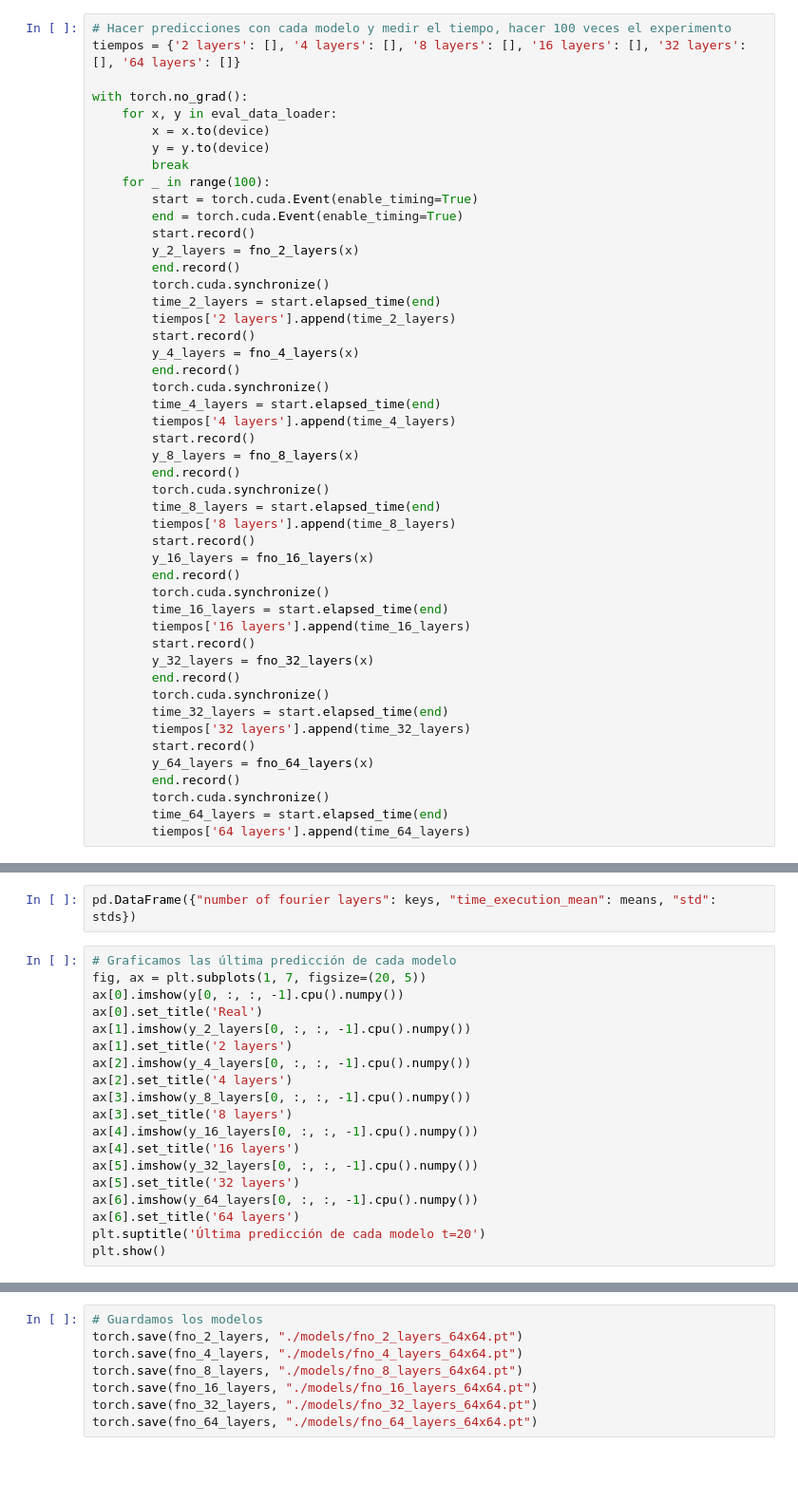
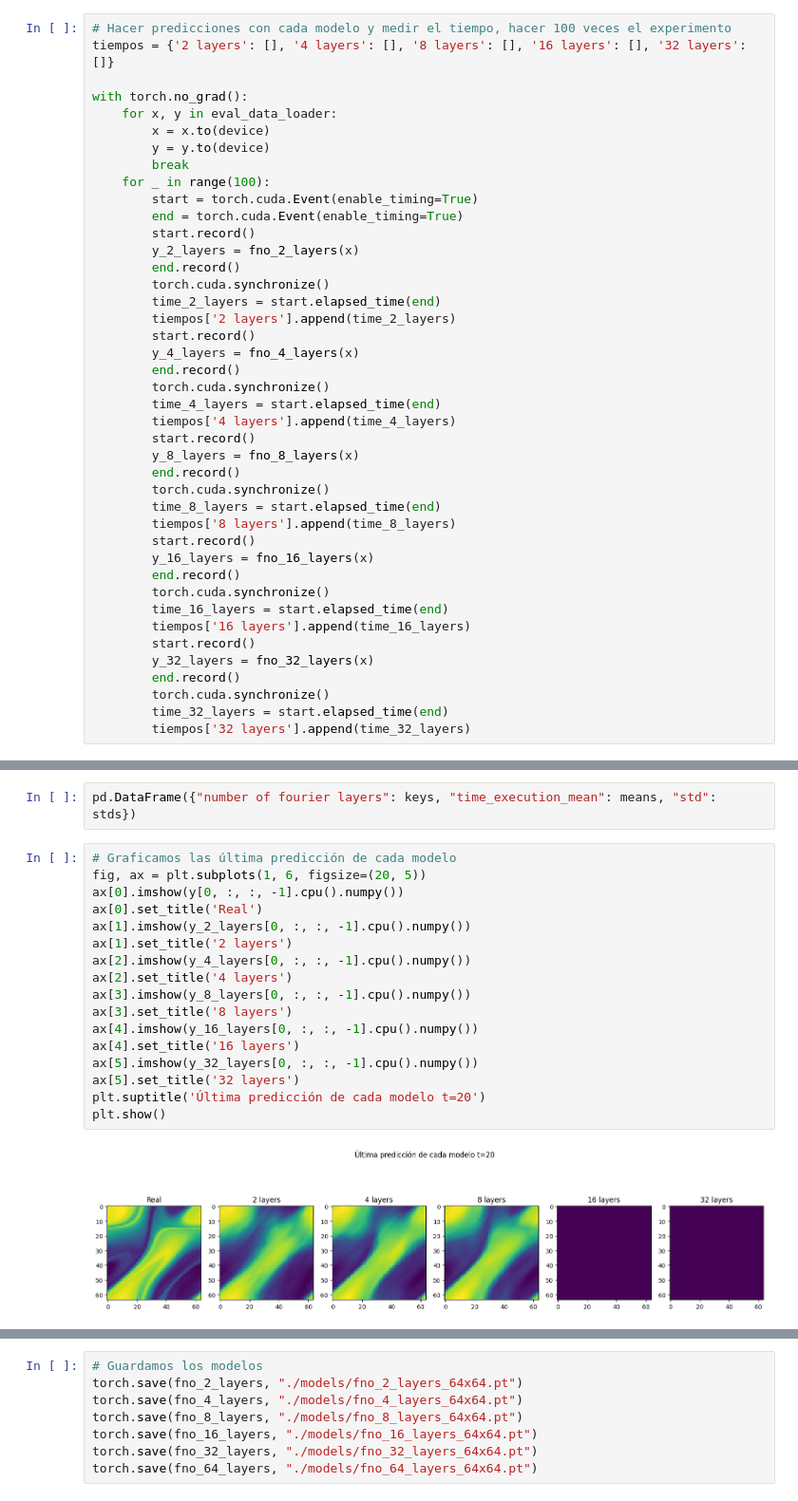
Before and after one commit to abelsr/Fourier-Neural-Operator, a Jupyter notebook: notebooks/experimentos-con-fno.ipynb, the cells around one changed output, grey strips where cells are left out. Shown at 95% size. Cells and saved outputs as stored; diff of their text form; blank space fills up the shorter version.

```diff
--- a/notebooks/experimentos-con-fno.ipynb
+++ b/notebooks/experimentos-con-fno.ipynb
@@ -500,6 +563,6 @@ pd.DataFrame({"number of layers": [2, 4, 8, 16, 32, 64], "training_time": [resul
 # %%
 # Hacer predicciones con cada modelo y medir el tiempo, hacer 100 veces el experimento
-tiempos = {'2 layers': [], '4 layers': [], '8 layers': [], '16 layers': [], '32 layers': [], '64 layers': []}
+tiempos = {'2 layers': [], '4 layers': [], '8 layers': [], '16 layers': [], '32 layers': []}
 
 with torch.no_grad():
     for x, y in eval_data_loader:
@@ -539,12 +602,6 @@ with torch.no_grad():
         torch.cuda.synchronize()
         time_32_layers = start.elapsed_time(end)
         tiempos['32 layers'].append(time_32_layers)
-        start.record()
-        y_64_layers = fno_64_layers(x)
-        end.record()
-        torch.cuda.synchronize()
-        time_64_layers = start.elapsed_time(end)
-        tiempos['64 layers'].append(time_64_layers)
 # %%
 # Graficamos el tiempo de predicción con sus respectivos intervalos de confianza
 fig, ax = plt.subplots(1, 1, figsize=(10, 5))
@@ -570,22 +631,22 @@ plt.show()
 pd.DataFrame({"number of fourier layers": keys, "time_execution_mean": means, "std": stds})
 # %%
 # Graficamos las última predicción de cada modelo
-fig, ax = plt.subplots(1, 7, figsize=(20, 5))
+fig, ax = plt.subplots(1, 6, figsize=(20, 5))
 ax[0].imshow(y[0, :, :, -1].cpu().numpy())
 ax[0].set_title('Real')
 ax[1].imshow(y_2_layers[0, :, :, -1].cpu().numpy())
 ax[1].set_title('2 layers')
 ax[2].imshow(y_4_layers[0, :, :, -1].cpu().numpy())
 ax[2].set_title('4 layers')
 ax[3].imshow(y_8_layers[0, :, :, -1].cpu().numpy())
 ax[3].set_title('8 layers')
 ax[4].imshow(y_16_layers[0, :, :, -1].cpu().numpy())
 ax[4].set_title('16 layers')
 ax[5].imshow(y_32_layers[0, :, :, -1].cpu().numpy())
 ax[5].set_title('32 layers')
-ax[6].imshow(y_64_layers[0, :, :, -1].cpu().numpy())
-ax[6].set_title('64 layers')
 plt.suptitle('Última predicción de cada modelo t=20')
 plt.show()
+# %% [output]
+[figure, added]
 # %%
 # Graficamos la diferencia normalizada entre la predicción y el valor real
```
Also changed, not shown: parts of 33 cells of this notebook, 1 other file.
